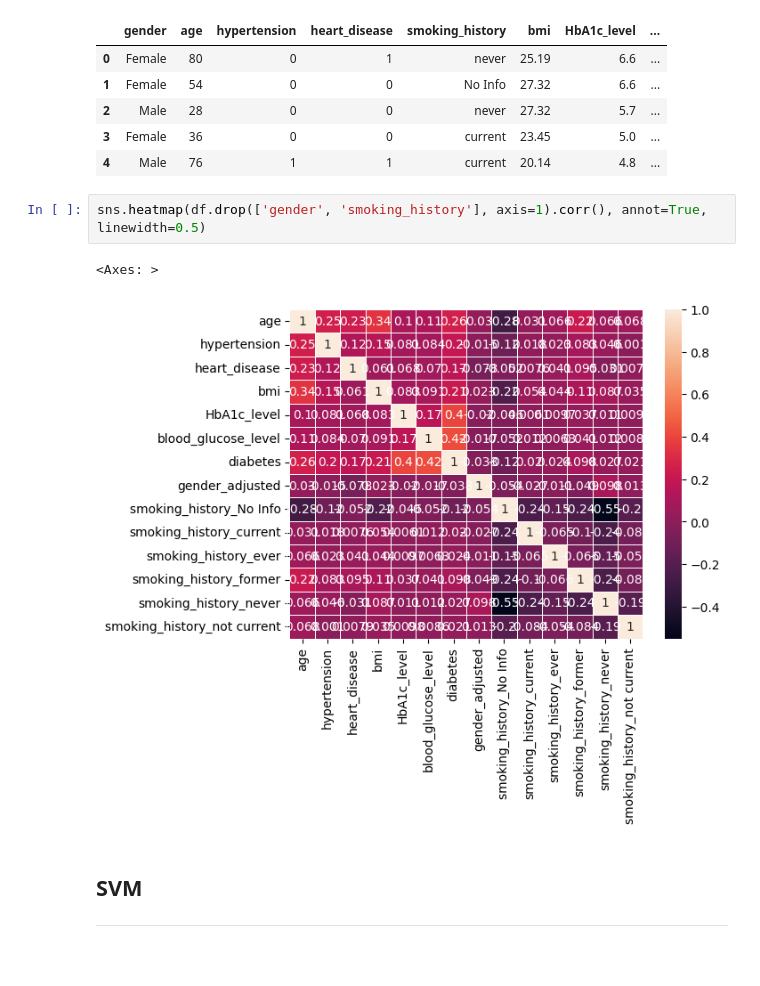
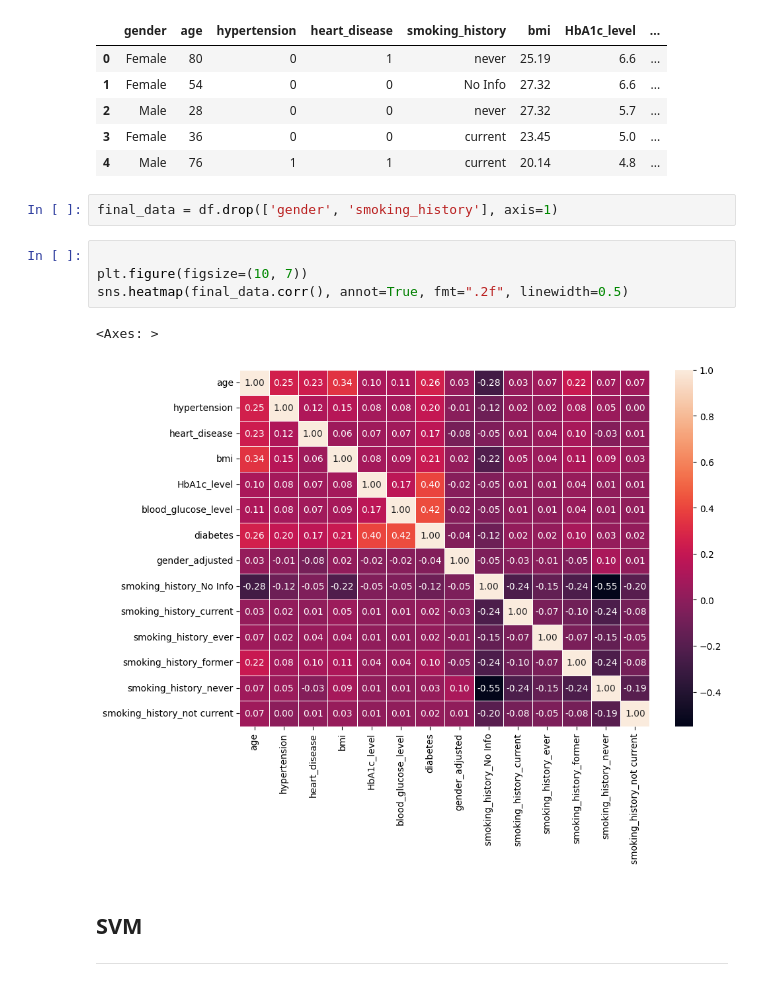
Before and after one commit to Mannelz/Diabetes-Predictions, a Jupyter notebook: svm.ipynb, the cells around one changed output. Saved outputs shown, nothing was run; the diff lists cells and outputs as text; blank space fills up the shorter version.

```diff
--- a/svm.ipynb
+++ b/svm.ipynb
@@ -106,10 +165,14 @@ df.head()
 | 3 | Female | 36 | 0 | 0 | current | 23.45 | 5.0 | ... |
 | 4 | Male | 76 | 1 | 1 | current | 20.14 | 4.8 | ... |
 # %%
-sns.heatmap(df.drop(['gender', 'smoking_history'], axis=1).corr(), annot=True, linewidth=0.5)
+final_data = df.drop(['gender', 'smoking_history'], axis=1)
-# %% [output]
-<Axes: >
-[figure, removed]
+# %%
+
+plt.figure(figsize=(10, 7))
+sns.heatmap(final_data.corr(), annot=True, fmt=".2f", linewidth=0.5)
+# %% [output]
+<Axes: >
+[figure, added]
 # %% [markdown]
 ## SVM
 ---
```
Also changed, not shown: parts of 17 cells of this notebook.
